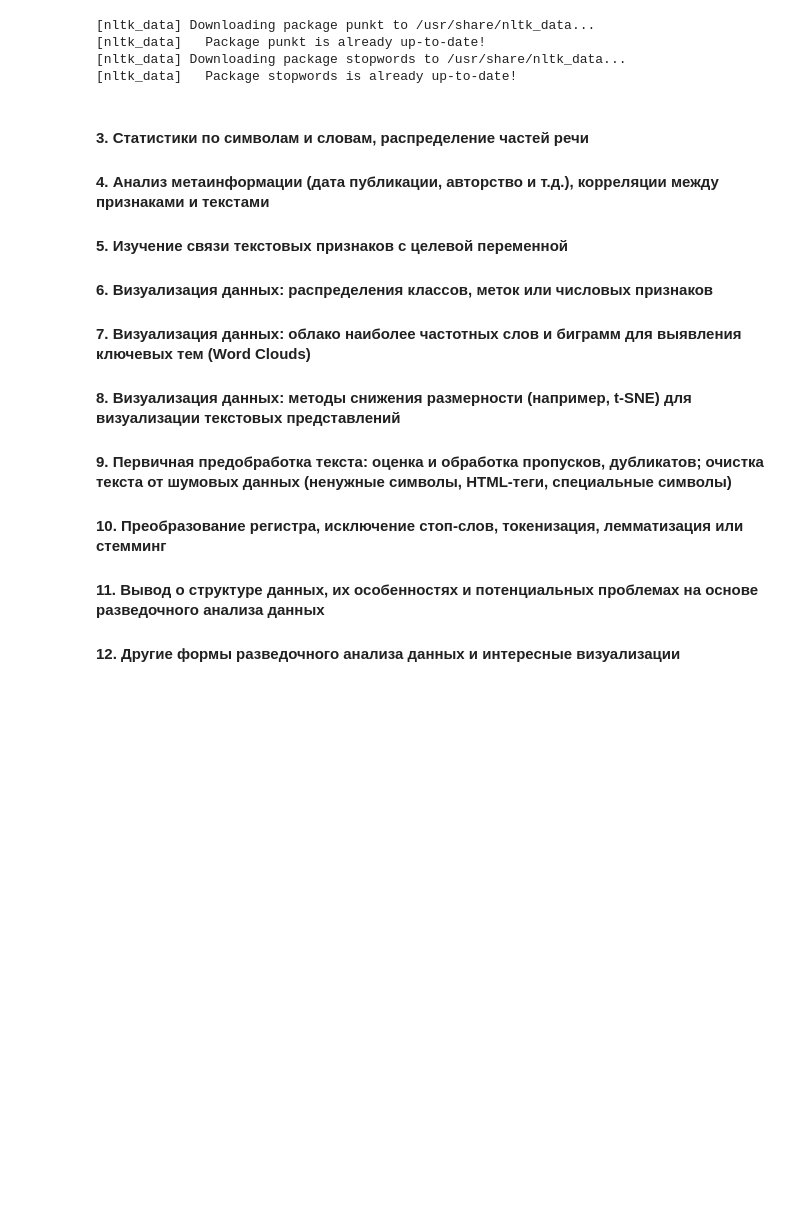
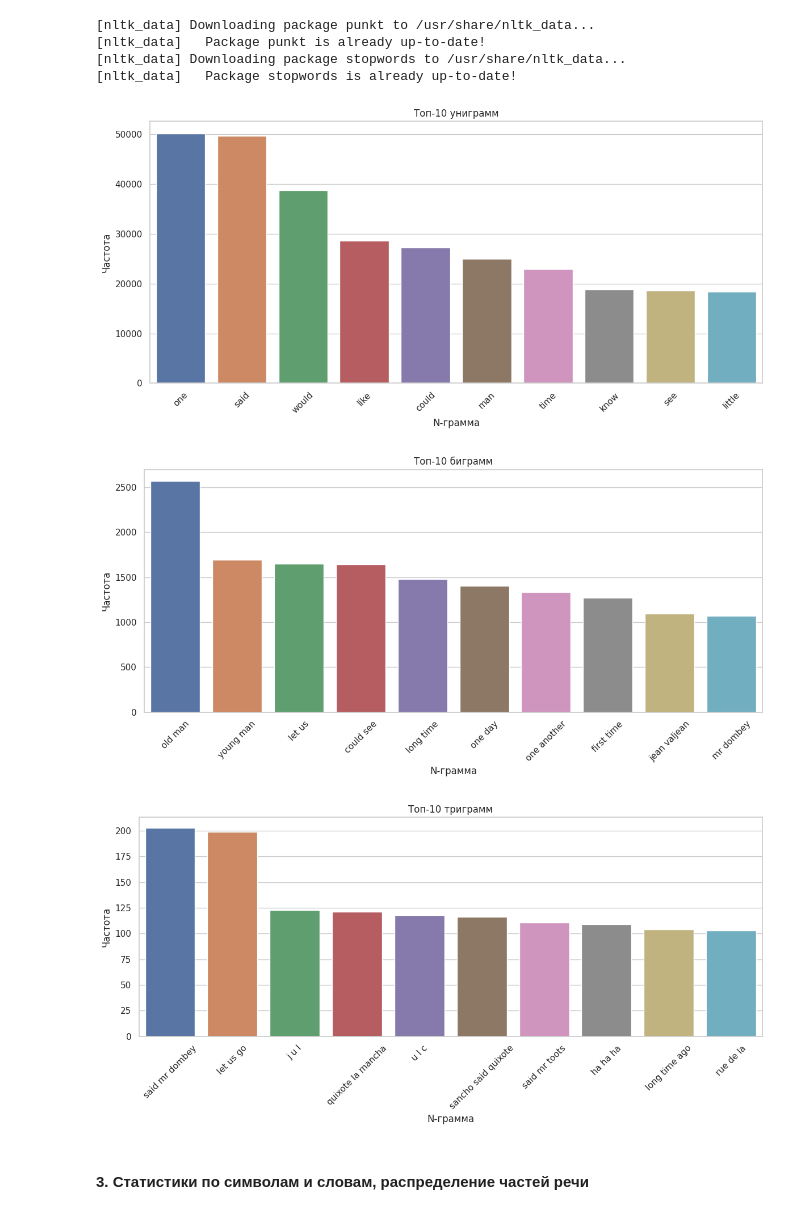
Before and after one commit to dslialin/temporary, a Jupyter notebook: hse/hse-nlp-eda-final.ipynb, the cells around one changed output. Drawn from its saved outputs; the diff is of its cells as text; code cells hidden in the pictures; blank space fills up the shorter version.

```diff
--- a/hse/hse-nlp-eda-final.ipynb
+++ b/hse/hse-nlp-eda-final.ipynb
@@ -121,23 +125,25 @@ top_unigrams = get_top_ngrams(data['text'], n=1, top_k=10)
 top_bigrams = get_top_ngrams(data['text'], n=2, top_k=10)
 top_trigrams = get_top_ngrams(data['text'], n=3, top_k=10)
 # %%
-def plot_top_ngrams(ngrams, title):
+def plot_top_ngrams_seaborn(ngrams, title):
     ngrams_df = pd.DataFrame(ngrams, columns=['ngram', 'count'])
     ngrams_df['ngram'] = ngrams_df['ngram'].apply(lambda x: ' '.join(x))
-    fig = px.bar(ngrams_df, x='ngram', y='count', title=title, labels={'ngram': 'N-грамма', 'count': 'Частота'})
-    fig.show()
 
-plot_top_ngrams(top_unigrams, 'Топ-10 униграмм')
-plot_top_ngrams(top_bigrams, 'Топ-10 биграмм')
-plot_top_ngrams(top_trigrams, 'Топ-10 триграмм')
+    plt.figure(figsize=(12, 6))
+    sns.barplot(data=ngrams_df, x='ngram', y='count')
+    plt.title(title)
+    plt.xlabel('N-грамма')
+    plt.ylabel('Частота')
+    plt.xticks(rotation=45)
+    plt.tight_layout()
+    plt.show()
-# %% [markdown]
-#### <a id="section3"></a> 3. Статистики по символам и словам, распределение частей речи
-#### <a id="section4"></a> 4. Анализ метаинформации (дата публикации, авторство и т.д.), корреляции между признаками и текстами
-#### <a id="section5"></a> 5. Изучение связи текстовых признаков с целевой переменной
-#### <a id="section6"></a> 6. Визуализация данных: распределения классов, меток или числовых признаков
-#### <a id="section7"></a> 7. Визуализация данных: облако наиболее частотных слов и биграмм для выявления ключевых тем (Word Clouds)
-#### <a id="section8"></a> 8. Визуализация данных: методы снижения размерности (например, t-SNE) для визуализации текстовых представлений
-#### <a id="section9"></a> 9. Первичная предобработка текста: оценка и обработка пропусков, дубликатов; очистка текста от шумовых данных (ненужные символы, HTML-теги, специальные символы)
-#### <a id="section10"></a> 10. Преобразование регистра, исключение стоп-слов, токенизация, лемматизация или стемминг
-#### <a id="section11"></a> 11. Вывод о структуре данных, их особенностях и потенциальных проблемах на основе разведочного анализа данных
-#### <a id="section12"></a> 12. Другие формы разведочного анализа данных и интересные визуализации
+# %%
+plot_top_ngrams_seaborn(top_unigrams, 'Топ-10 униграмм')
+plot_top_ngrams_seaborn(top_bigrams, 'Топ-10 биграмм')
+plot_top_ngrams_seaborn(top_trigrams, 'Топ-10 триграмм')
+# %% [output]
+[figure, added]
+[figure, added]
+[figure, added]
+# %% [markdown]
+#### <a id="section3"></a> 3. Статистики по символам и словам, распределение частей речи
```
Also changed, not shown: parts of 47 cells of this notebook.
